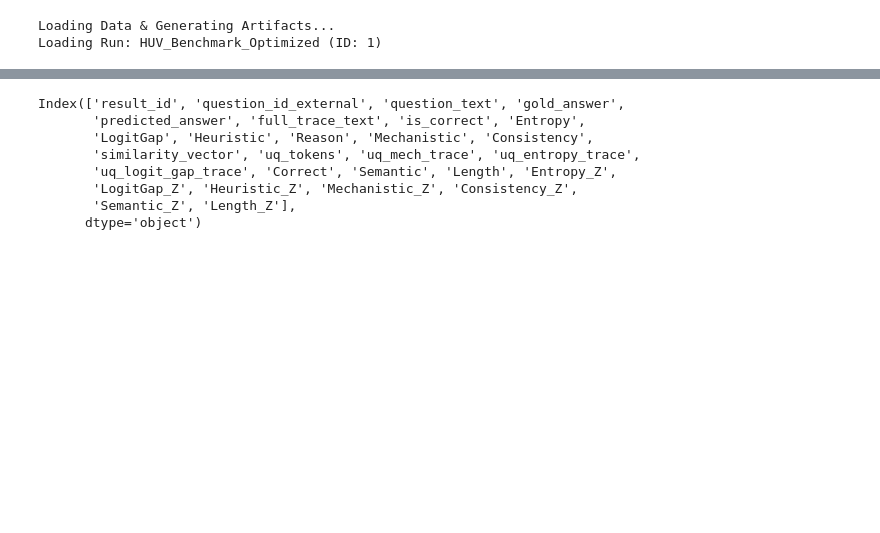
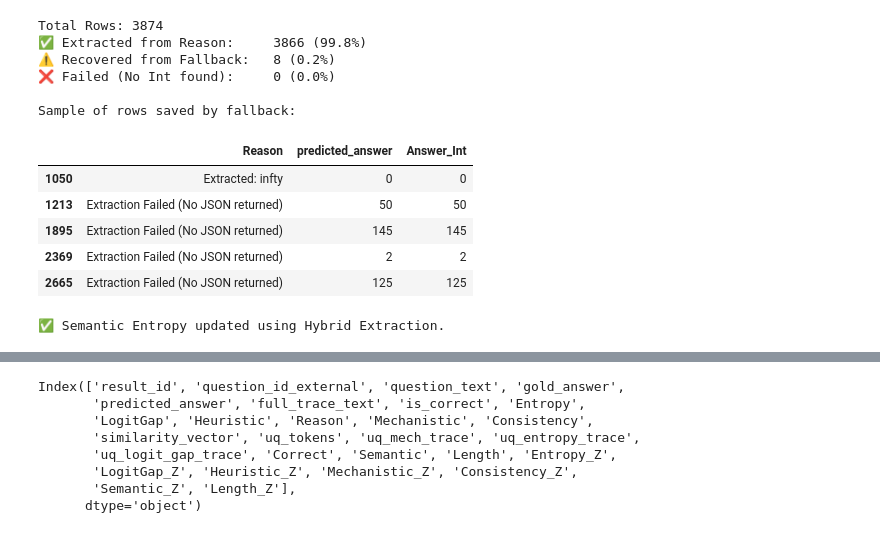
Before and after one commit to TroyDanielsProjects/Uncertainty-Aware-Error-Detection-and-Recovery, a Jupyter notebook: test.ipynb, the cells around one changed output, grey strips where cells are left out. Saved outputs shown, nothing was run; the diff lists cells and outputs as text; code cells hidden in the pictures; blank space fills up the shorter version.

```diff
--- a/test.ipynb
+++ b/test.ipynb
@@ -97,12 +122,65 @@ def load_data_universal(db_path):
-# %%
-import analysis_utils as utils
-import pandas as pd
-import numpy as np
-import importlib
-
-importlib.reload(utils)
-print("Loading Data & Generating Artifacts...")
-df, metrics, exp_info = load_data_universal("db/results.sqlite")
-# %% [output]
-Loading Data & Generating Artifacts...
-Loading Run: HUV_Benchmark_Optimized (ID: 1)
+# %%
+# 1. Extract digits from 'Reason' (Priority 1)
+df['int_from_reason'] = df['Reason'].astype(str).str.extract(r'(\d+)')
+
+# 2. Extract digits from 'predicted_answer' (Priority 2 - Fallback)
+df['int_from_pred'] = df['predicted_answer'].astype(str).str.extract(r'(\d+)')
+
+# 3. Coalesce: Use Reason first, fill holes with Predicted Answer
+df['final_int_str'] = df['int_from_reason'].fillna(df['int_from_pred'])
+
+# 4. Convert to Integer (forcing errors to NaN, then filling with -1 for safety)
+df['Answer_Int'] = pd.to_numeric(df['final_int_str'], errors='coerce').fillna(-1).astype(int)
+
+# --- Verification Statistics ---
+total = len(df)
+recovered_reason = df['int_from_reason'].notna().sum()
+recovered_fallback = (df['int_from_reason'].isna() & df['final_int_str'].notna()).sum()
+failed = (df['Answer_Int'] == -1).sum()
+
+print(f"Total Rows: {total}")
+print(f"✅ Extracted from Reason:     {recovered_reason} ({recovered_reason/total:.1%})")
+print(f"⚠️ Recovered from Fallback:   {recovered_fallback} ({recovered_fallback/total:.1%})")
+print(f"❌ Failed (No Int found):     {failed} ({failed/total:.1%})")
+
+# Preview the "Saved" rows
+if recovered_fallback > 0:
+    print("\nSample of rows saved by fallback:")
+    display(df[df['int_from_reason'].isna() & df['final_int_str'].notna()]
+            [['Reason', 'predicted_answer', 'Answer_Int']].head())
+# %% [output]
+Total Rows: 3874
+✅ Extracted from Reason:     3866 (99.8%)
+⚠️ Recovered from Fallback:   8 (0.2%)
+❌ Failed (No Int found):     0 (0.0%)
+
+Sample of rows saved by fallback:
+|  | Reason | predicted_answer | Answer_Int |
+| 1050 | Extracted: infty | 0 | 0 |
+| 1213 | Extraction Failed (No JSON returned) | 50 | 50 |
+| 1895 | Extraction Failed (No JSON returned) | 145 | 145 |
+| 2369 | Extraction Failed (No JSON returned) | 2 | 2 |
+| 2665 | Extraction Failed (No JSON returned) | 125 | 125 |
+# %%
+def calc_se_hybrid(sub):
+    # Filter out failures (-1) so they don't artificially inflate entropy
+    valid_answers = sub[sub['Answer_Int'] != -1]['Answer_Int']
+
+    if len(valid_answers) == 0:
+        return 0.0
+
+    probs = valid_answers.value_counts(normalize=True)
+    return -np.sum(probs * np.log(probs + 1e-10))
+
+# Re-run GroupBy
+if 'question_id_external' in df.columns:
+    se_map = df.groupby('question_id_external').apply(calc_se_hybrid)
+    df['Semantic'] = df['question_id_external'].map(se_map)
+
+    # Update Z-Score
+    if df['Semantic'].std() > 0:
+        df['Semantic_Z'] = (df['Semantic'] - df['Semantic'].mean()) / df['Semantic'].std()
+
+    print("✅ Semantic Entropy updated using Hybrid Extraction.")
+# %% [output]
+✅ Semantic Entropy updated using Hybrid Extraction.
```
Also changed, not shown: parts of 5 cells of this notebook, 3 other files.
